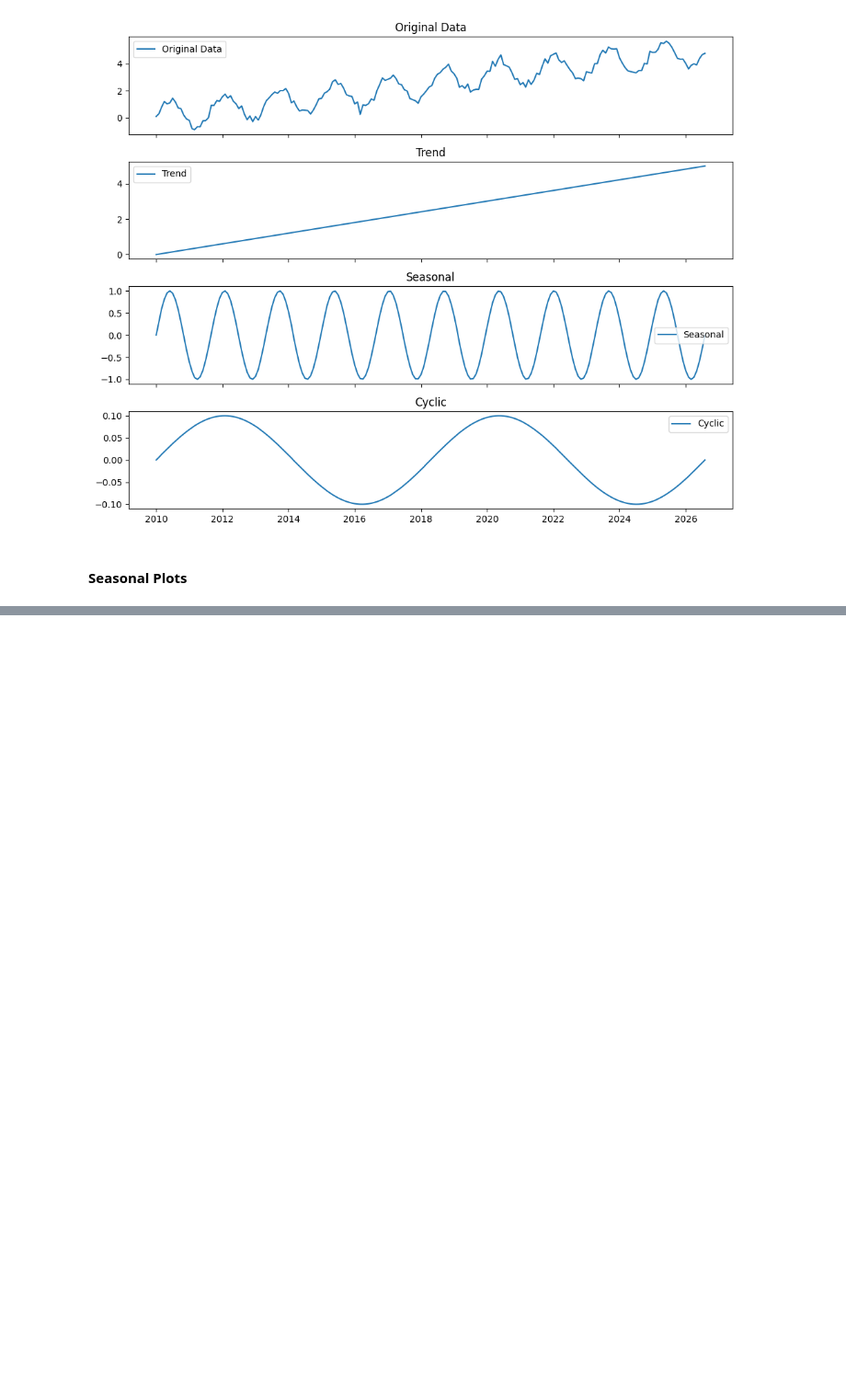
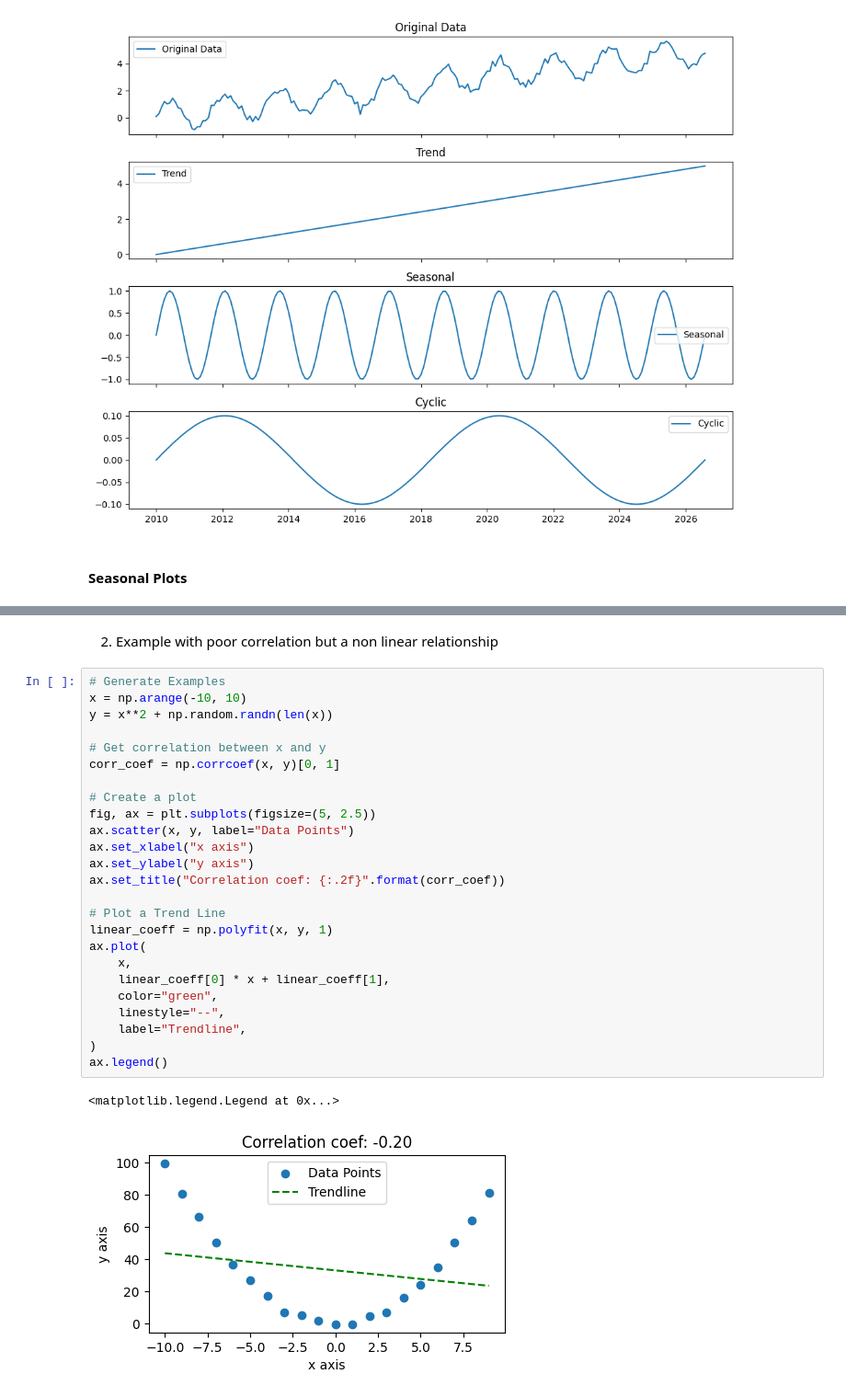
Before and after one commit to abhinandan1999/Learning, a Jupyter notebook: Time Series Forecasting/Time_Series_concept.ipynb, the cells around one changed output, grey strips where cells are left out. Shown: that part at 92% size. Drawn from its saved outputs; the diff is of its cells as text; blank space fills up the shorter version.

```diff
--- a/Time Series Forecasting/Time_Series_concept.ipynb
+++ b/Time Series Forecasting/Time_Series_concept.ipynb
@@ -95,0 +167,30 @@ ValueError: Mime type rendering requires nbformat>=4.2.0 but it is not installed
+# %% [markdown]
+2. Example with poor correlation but a non linear relationship
+# %%
+# Generate Examples
+x = np.arange(-10, 10)
+y = x**2 + np.random.randn(len(x))
+
+# Get correlation between x and y
+corr_coef = np.corrcoef(x, y)[0, 1]
+
+# Create a plot
+fig, ax = plt.subplots(figsize=(5, 2.5))
+ax.scatter(x, y, label="Data Points")
+ax.set_xlabel("x axis")
+ax.set_ylabel("y axis")
+ax.set_title("Correlation coef: {:.2f}".format(corr_coef))
+
+# Plot a Trend Line
+linear_coeff = np.polyfit(x, y, 1)
+ax.plot(
+    x,
+    linear_coeff[0] * x + linear_coeff[1],
+    color="green",
+    linestyle="--",
+    label="Trendline",
+)
+ax.legend()
+# %% [output]
+<matplotlib.legend.Legend at 0x...>
+[figure, added]
```
Also changed, not shown: parts of 18 cells of this notebook.
